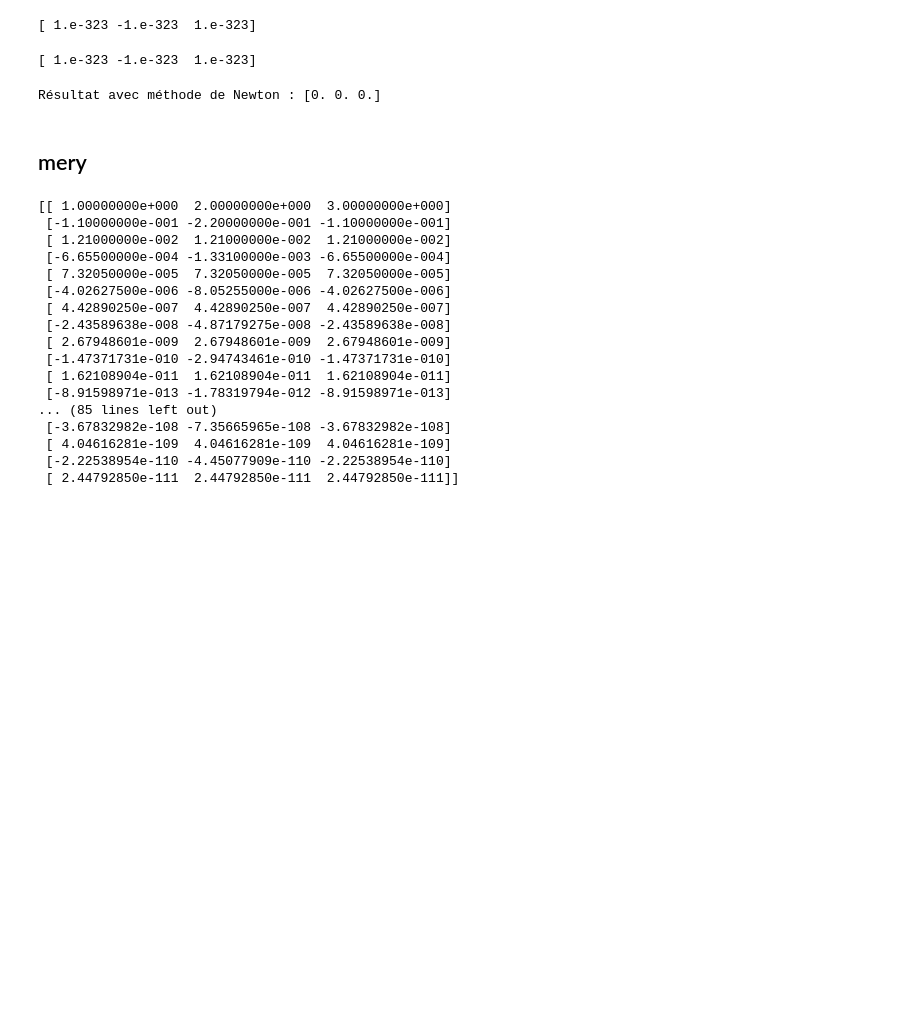
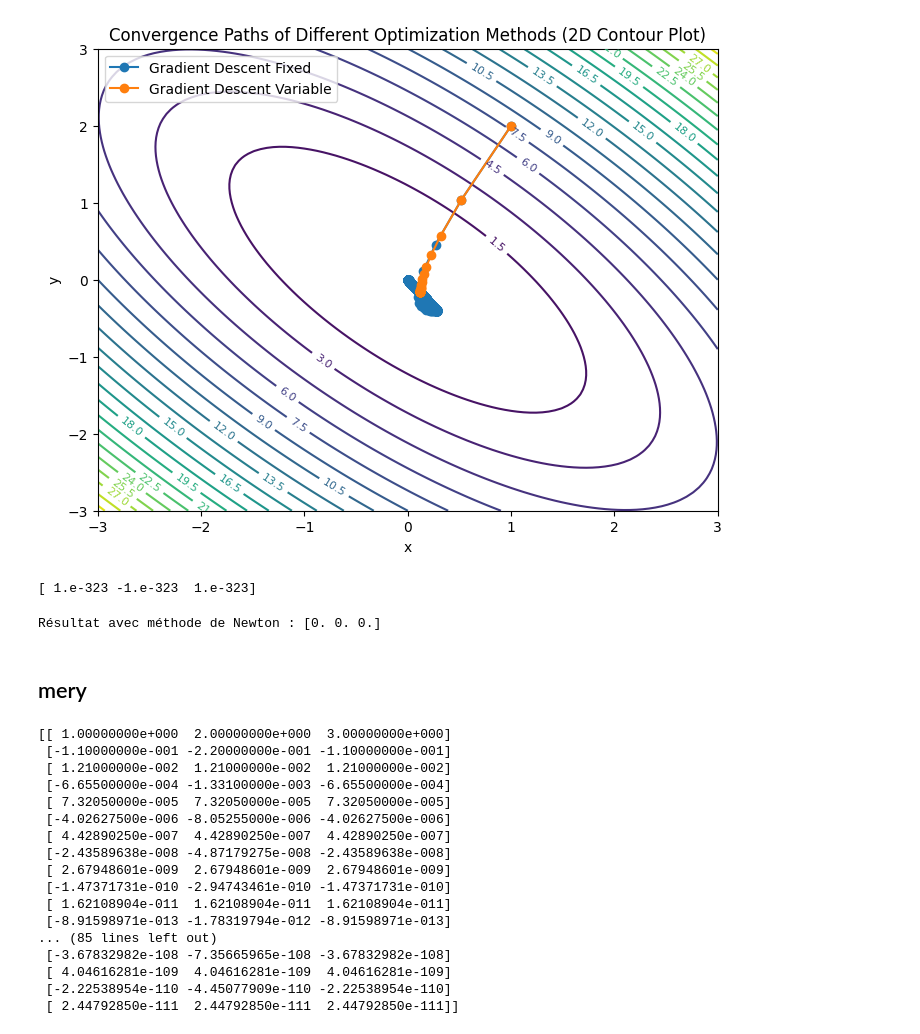
Before and after one commit to ousscher/ESI_2CS_MASD_TP, a Jupyter notebook: TP1/exo1.ipynb, the cells around one changed output. Drawn from its saved outputs; the diff is of its cells as text; code cells hidden in the pictures; blank space fills up the shorter version.

```diff
--- a/TP1/exo1.ipynb
+++ b/TP1/exo1.ipynb
@@ -17,11 +0,0 @@ def calculate_gradient_descent(X, beta, alpha, maxIter):
-# %%
-X = [1.0, 2.0, 3.0]  # I
-# beta = 1.41
-beta = 0.11
-alpha = 0.1
-maxIter = 10000
-
-result = calculate_gradient_descent(X, beta, alpha, maxIter)
-print(result)
-# %% [output]
-[ 1.e-323 -1.e-323  1.e-323]
@@ -28,3 +93,47 @@ print(result)
+# %%
+def plot_convergence_2d(paths):
+    """Affiche les chemins de convergence pour chaque méthode d'optimisation en 2D avec des lignes de niveau."""
+    fig, ax = plt.subplots(figsize=(8, 6))
+
+    # Créer un espace 2D pour visualiser les trajectoires
+    x = np.linspace(-3, 3, 100)
+    y = np.linspace(-3, 3, 100)
+    X, Y = np.meshgrid(x, y)
+    Z = X**2 + 1.41*X*Y + Y**2  # Fonction en 2D dans l’espace x-y
+
+    # Contours de niveau
+    contour = ax.contour(X, Y, Z, levels=20, cmap="viridis")
+    ax.clabel(contour, inline=True, fontsize=8)
+
+    # Ajouter les trajectoires de chaque méthode
+    for method, path in paths.items():
+        x_vals = [p[0] for p in path]
+        y_vals = [p[1] for p in path]
+        ax.plot(x_vals, y_vals, marker='o', linestyle='-', label=method)
+
+    ax.set_xlabel('x')
+    ax.set_ylabel('y')
+    ax.legend()
+    ax.set_title("Convergence Paths of Different Optimization Methods (2D Contour Plot)")
+    plt.show()
+# %%
+x0 = np.array([1.0, 2.0, 3.0])
+learning_rate = 0.1
+max_iter = 100000
+# beta = 1.41
+# beta = 0.11
+alpha = 0.1
+maxIter = 10000
+paths = {
+    'Gradient Descent Fixed': gradient_descent_fixed_step(f_x, grad_func_auto, x0, learning_rate, max_iter),
+    'Gradient Descent Variable': gradient_descent_variable_step(f_x, grad_func_auto, x0, learning_rate, max_iter=max_iter),
+    # 'Newton\'s Method': newtons_method(f_x, grad_func_auto, hessian_func_auto, x0, max_iter=max_iter),
+    # 'Quasi-Newton (BFGS)': quasi_newtons_method(f_x, grad_func_auto, x0, max_iter=max_iter),
+    # 'Nesterov Accelerated Gradient': nesterov_accelerated_gradient(f_x, grad_func_auto, x0, learning_rate, max_iter=max_iter)
+}
+plot_convergence_2d(paths)
+# %% [output]
+[figure, added]
 # %%
 def linear_search(beta):
     r=1
```
Also changed, not shown: parts of 9 cells of this notebook.
